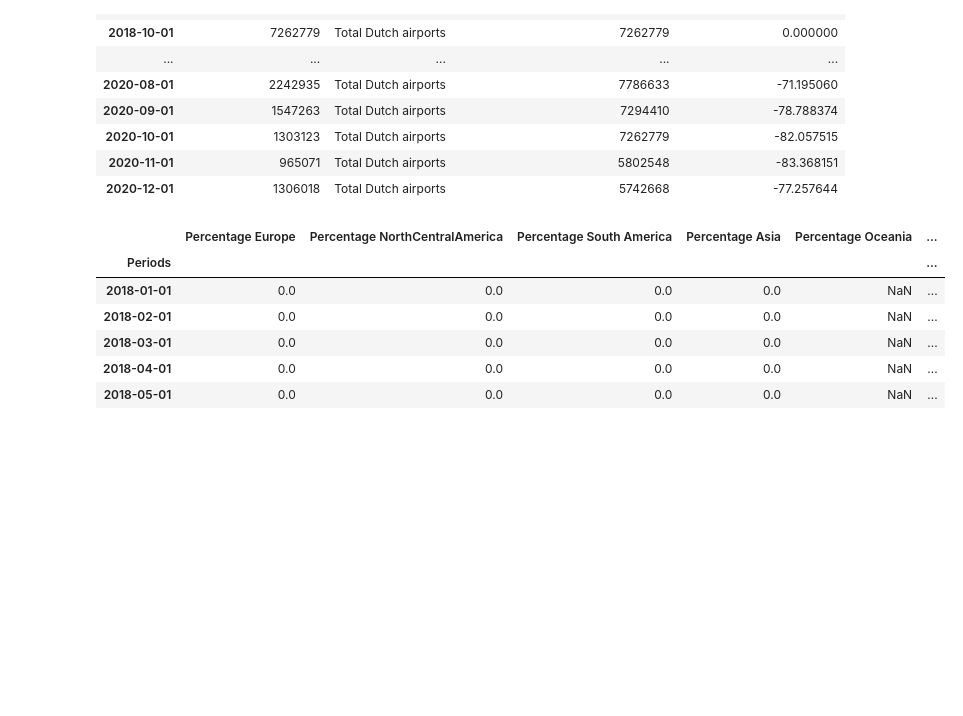
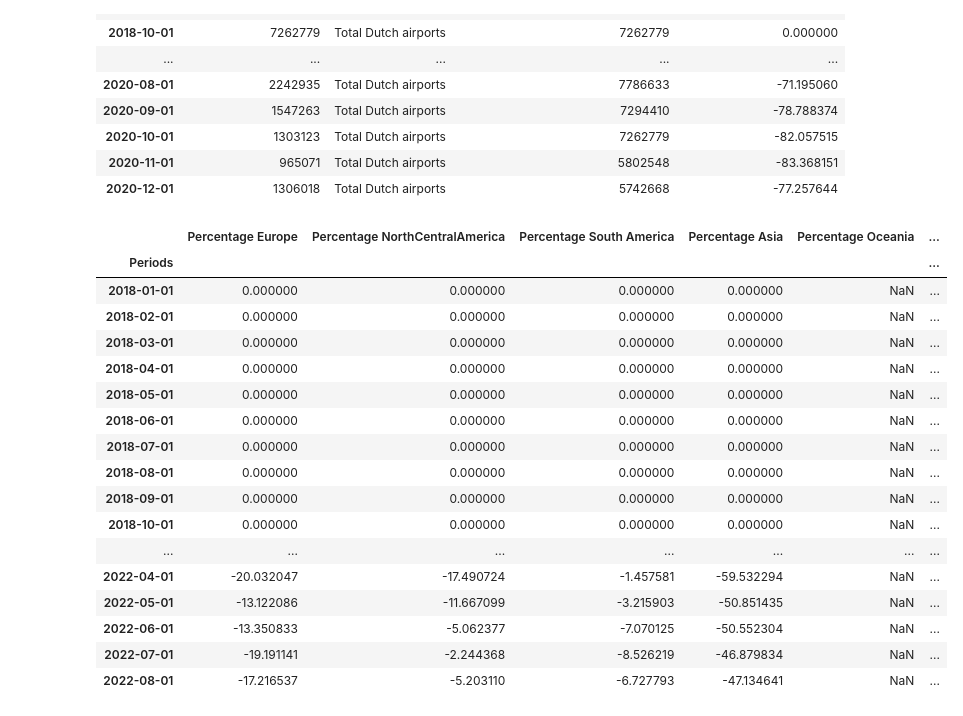
Before and after one commit to ChajaSchwab/Project-TIL6022-Group-21, a Jupyter notebook: Group21 TIL6022 v2 BackUp.ipynb, the cells around one changed output. Cells and saved outputs as stored; diff of their text form; code cells hidden in the pictures; blank space fills up the shorter version.

```diff
--- a/Group21 TIL6022 v2 BackUp.ipynb
+++ b/Group21 TIL6022 v2 BackUp.ipynb
@@ -599,24 +599,35 @@ q4_at_total['Percentage Africa'] = (q4_at_total['Africa'] - q4_at_total['Base ye
 # %%
 #DATAFRAME WITH ONLY PERIOD AND PERCENTAGE PER CONTINENT
 q4_at_percentage = q4_at_total
 q4_at_percentage = q4_at_percentage[['Periods',
 'Percentage Europe',
 'Percentage NorthCentralAmerica',
 'Percentage South America',
 'Percentage Asia',
 'Percentage Oceania',
 'Percentage Africa']]
 
 q4_at_percentage = q4_at_percentage.set_index('Periods')
-q4_at_percentage.head()
+q4_at_percentage.head(60)
 # %% [output]
 |  | Percentage Europe | Percentage NorthCentralAmerica | Percentage South America | Percentage Asia | Percentage Oceania | ... |
 | Periods |  |  |  |  |  | ... |
-| 2018-01-01 | 0.0 | 0.0 | 0.0 | 0.0 | NaN | ... |
-| 2018-02-01 | 0.0 | 0.0 | 0.0 | 0.0 | NaN | ... |
-| 2018-03-01 | 0.0 | 0.0 | 0.0 | 0.0 | NaN | ... |
-| 2018-04-01 | 0.0 | 0.0 | 0.0 | 0.0 | NaN | ... |
-| 2018-05-01 | 0.0 | 0.0 | 0.0 | 0.0 | NaN | ... |
+| 2018-01-01 | 0.000000 | 0.000000 | 0.000000 | 0.000000 | NaN | ... |
+| 2018-02-01 | 0.000000 | 0.000000 | 0.000000 | 0.000000 | NaN | ... |
+| 2018-03-01 | 0.000000 | 0.000000 | 0.000000 | 0.000000 | NaN | ... |
+| 2018-04-01 | 0.000000 | 0.000000 | 0.000000 | 0.000000 | NaN | ... |
+| 2018-05-01 | 0.000000 | 0.000000 | 0.000000 | 0.000000 | NaN | ... |
+| 2018-06-01 | 0.000000 | 0.000000 | 0.000000 | 0.000000 | NaN | ... |
+| 2018-07-01 | 0.000000 | 0.000000 | 0.000000 | 0.000000 | NaN | ... |
+| 2018-08-01 | 0.000000 | 0.000000 | 0.000000 | 0.000000 | NaN | ... |
+| 2018-09-01 | 0.000000 | 0.000000 | 0.000000 | 0.000000 | NaN | ... |
+| 2018-10-01 | 0.000000 | 0.000000 | 0.000000 | 0.000000 | NaN | ... |
+| ... | ... | ... | ... | ... | ... | ... |
+| 2022-04-01 | -20.032047 | -17.490724 | -1.457581 | -59.532294 | NaN | ... |
+| 2022-05-01 | -13.122086 | -11.667099 | -3.215903 | -50.851435 | NaN | ... |
+| 2022-06-01 | -13.350833 | -5.062377 | -7.070125 | -50.552304 | NaN | ... |
+| 2022-07-01 | -19.191141 | -2.244368 | -8.526219 | -46.879834 | NaN | ... |
+| 2022-08-01 | -17.216537 | -5.203110 | -6.727793 | -47.134641 | NaN | ... |
 # %%
 #this figure shows the relative change for the different continents over the time
 
```
Also changed, not shown: parts of 1 cell of this notebook.
